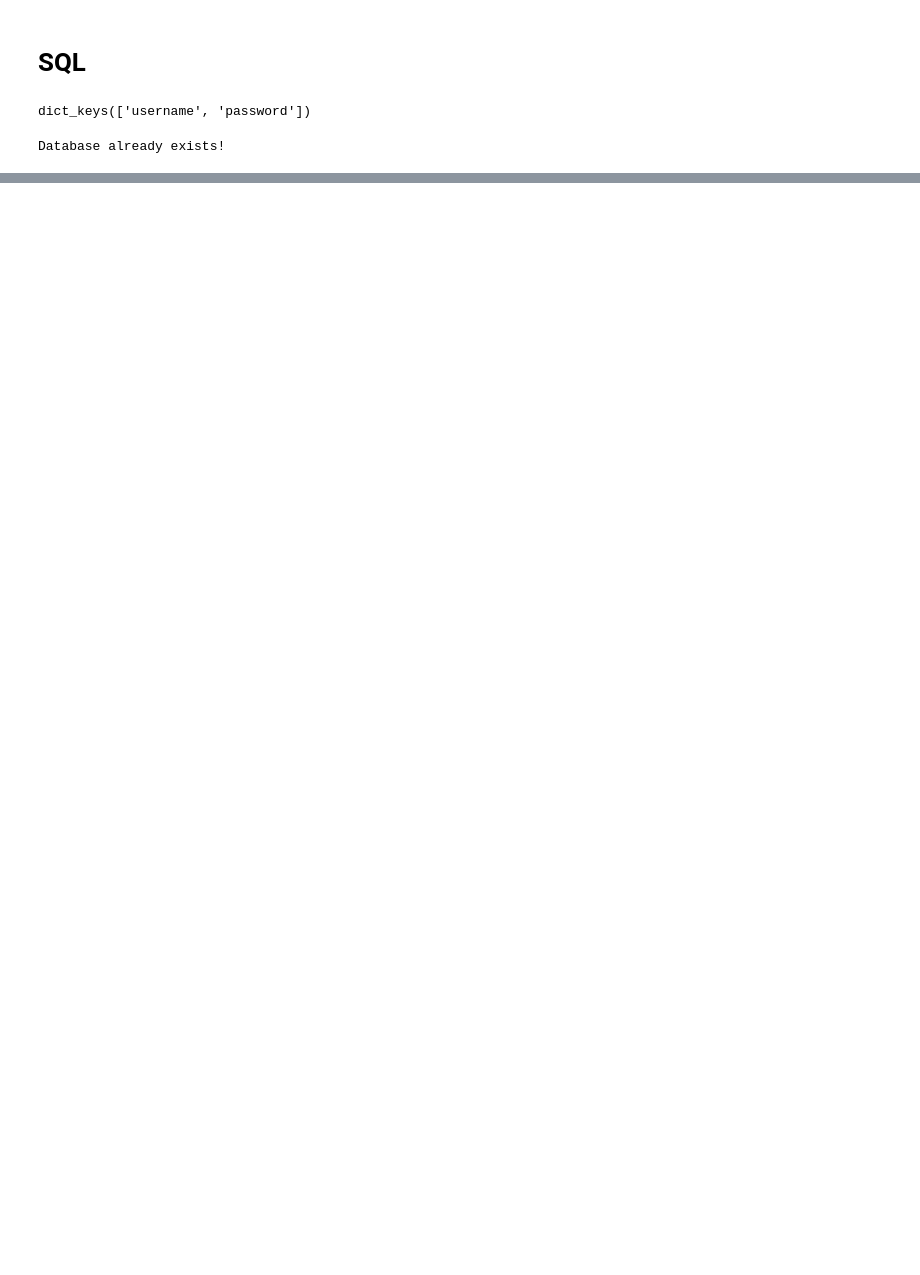
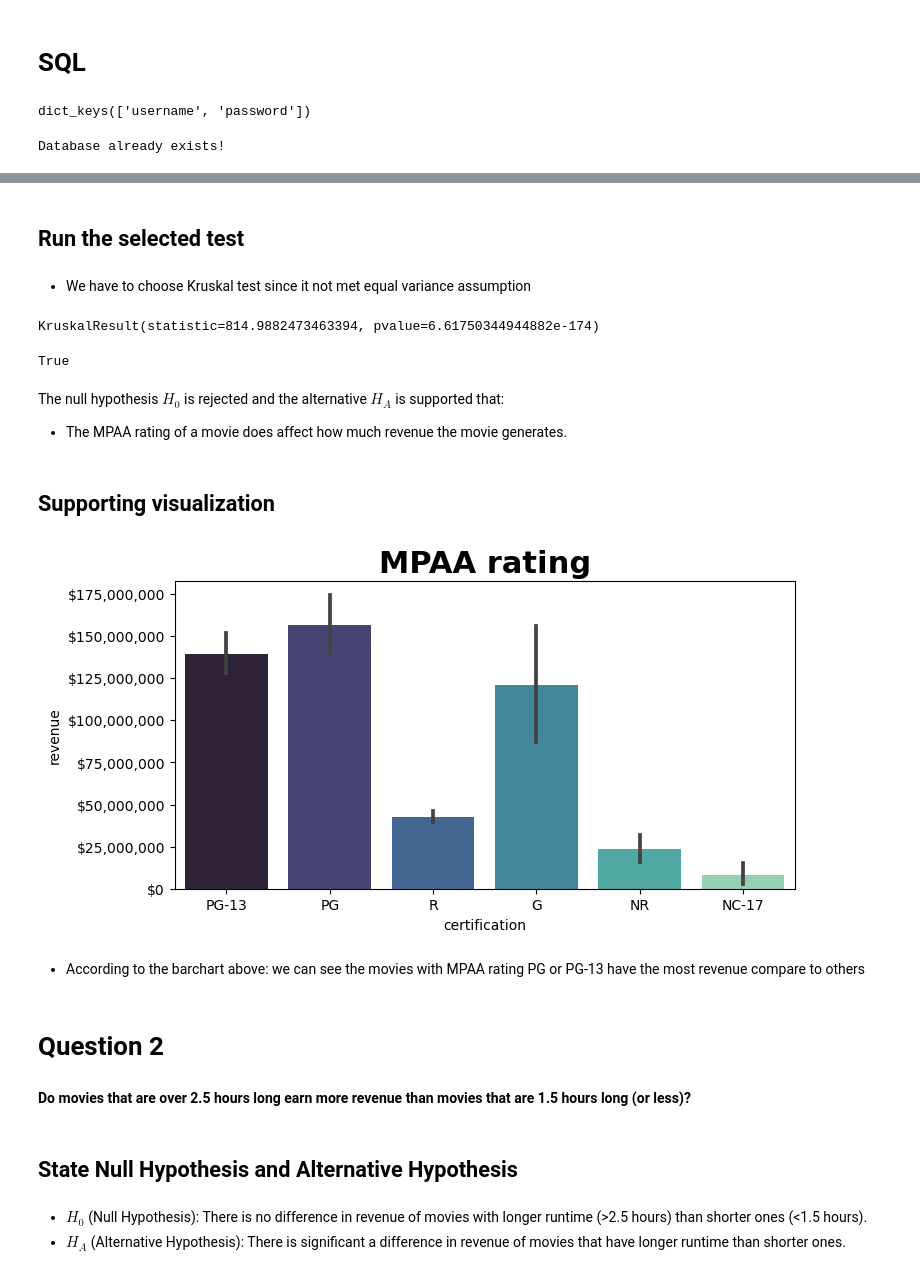
Before and after one commit to J4sonN/IMDB-data-enrichment, a Jupyter notebook: TMDB Hypothesis Testing.ipynb, the cells around one changed output, grey strips where cells are left out. Cells and saved outputs as stored; diff of their text form; code cells hidden in the pictures; blank space fills up the shorter version.

```diff
--- a/TMDB Hypothesis Testing.ipynb
+++ b/TMDB Hypothesis Testing.ipynb
@@ -3,14 +3,18 @@
 import numpy as np
 import pandas as pd
 import matplotlib.pyplot as plt
+import seaborn as sns
 import pymysql
 import json
 pymysql.install_as_MySQLdb()
 from sqlalchemy.types import *
 from sqlalchemy_utils import create_database, database_exists
 from sqlalchemy import create_engine
+from matplotlib.ticker import StrMethodFormatter
+price_fmt = StrMethodFormatter("${x:,.0f}")
 
 from scipy import stats
+from statsmodels.stats.multicomp import pairwise_tukeyhsd
 # %% [markdown]
 # SQL
 # %%
@@ -34,0 +48,8 @@ Question 1:
+# %%
+q = """
+SELECT certification, revenue
+FROM final_tmdb
+WHERE revenue > 0 AND certification IS NOT NULL
+;"""
+df = pd.read_sql(q, engine)
+df.head()
@@ -34,0 +80,4 @@ Question 1:
+# %%
+#there is an consistency in our values which is the space at the end of some values
+df['certification'] = df['certification'].str.replace(' ','')
+alpha = 0.05
@@ -34,0 +183,36 @@ Question 1:
+# %% [markdown]
+## Run the selected test
+# %% [markdown]
+- We have to choose Kruskal test since it not met equal variance assumption
+# %%
+result  = stats.kruskal(*groups.values())
+print(result)
+result.pvalue < alpha
+# %% [output]
+KruskalResult(statistic=814.9882473463394, pvalue=6.61750344944882e-174)
+True
+# %% [markdown]
+The null hypothesis $H_0$ is rejected and the alternative $H_A$ is supported that:
+
+- The MPAA rating of a movie does affect how much revenue the movie generates.
+# %% [markdown]
+## Supporting visualization
+# %%
+fig, ax = plt.subplots(nrows=1, figsize=(8,4), facecolor='w')
+plt.title('MPAA rating', fontsize = 22, weight='bold')
+sns.barplot(data=df, x='certification', y='revenue', palette="mako")
+ax.yaxis.set_major_formatter(price_fmt);
+# %% [output]
+[figure, added]
+# %% [markdown]
+- According to the barchart above:
+we can see the movies with MPAA rating PG or PG-13 have the most revenue compare to others
+# %% [markdown]
+# Question 2
+# %% [markdown]
+**Do movies that are over 2.5 hours long earn more revenue than movies that are 1.5 hours long (or less)?**
+# %% [markdown]
+## State Null Hypothesis and Alternative Hypothesis
+# %% [markdown]
+- $H_0$ (Null Hypothesis): There is no difference in revenue of movies with longer runtime (>2.5 hours) than shorter ones (<1.5 hours).
+- $H_A$ (Alternative Hypothesis): There is significant a difference in revenue of movies that have longer runtime than shorter ones.
```
Also changed, not shown: parts of 97 cells of this notebook, 3 other files.
